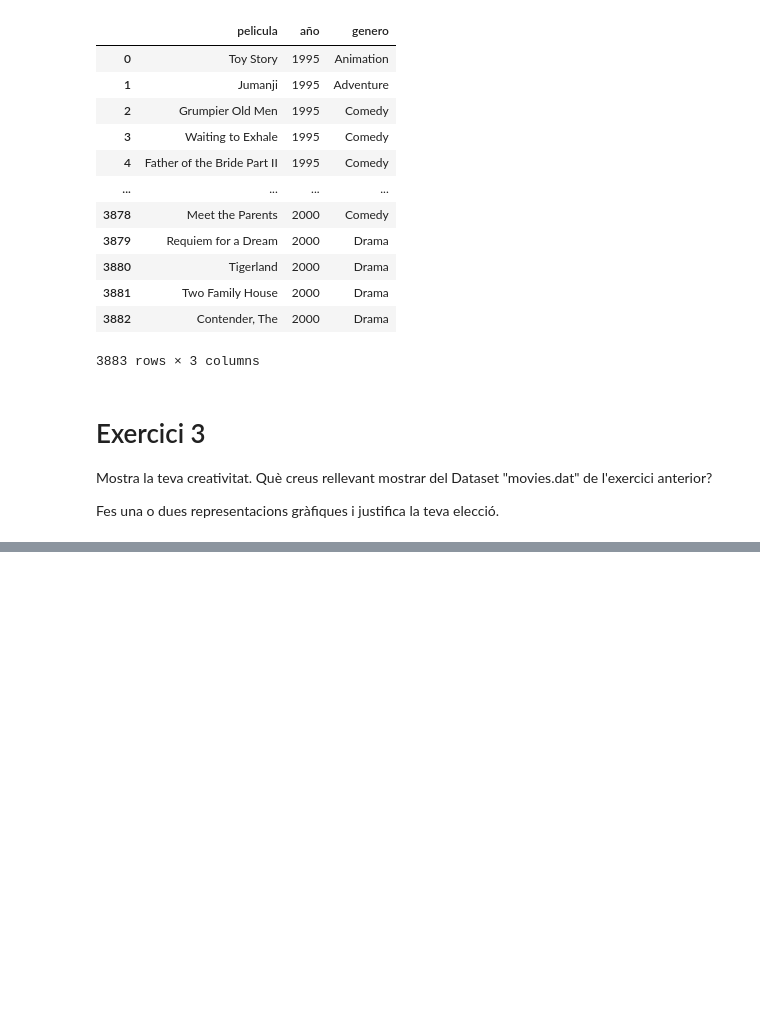
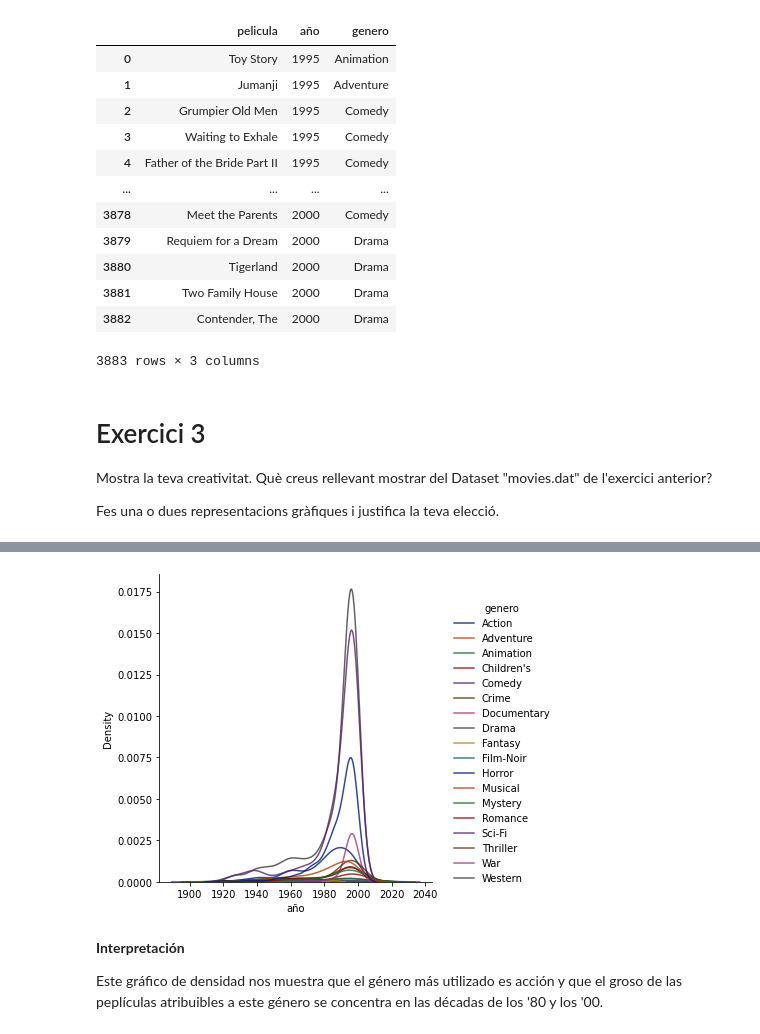
Before and after one commit to analopez-datascience/visualitzacio_grafica_de_multiples_variables, a Jupyter notebook: Sprint 4 - Ejercicios 2 y 3.ipynb, the cells around one changed output, grey strips where cells are left out. Saved outputs shown, nothing was run; the diff lists cells and outputs as text; code cells hidden in the pictures; blank space fills up the shorter version.

```diff
--- a/Sprint 4 - Ejercicios 2 y 3.ipynb
+++ b/Sprint 4 - Ejercicios 2 y 3.ipynb
@@ -149,0 +218,9 @@ Fes una o dues representacions gràfiques i justifica la teva elecció.
+# %%
+sns.displot(data=df_movies, x='año',hue='genero',kind='kde',legend=True,palette='dark',alpha=.80)
+plt.show()
+# %% [output]
+[figure, added]
+# %% [markdown]
+**Interpretación**
+
+Este gráfico de densidad nos muestra que el género más utilizado es acción y que el groso de las peplículas atribuibles a este género se concentra en las décadas de los '80 y los '00.
```
Also changed, not shown: parts of 9 cells of this notebook.
